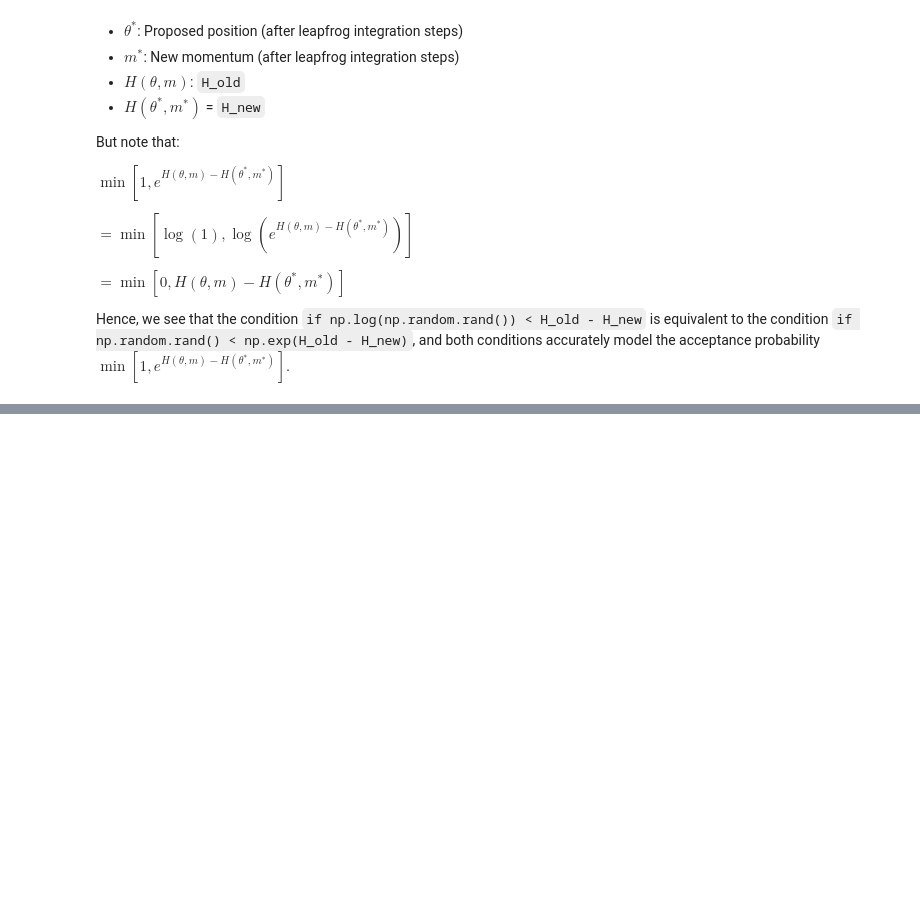
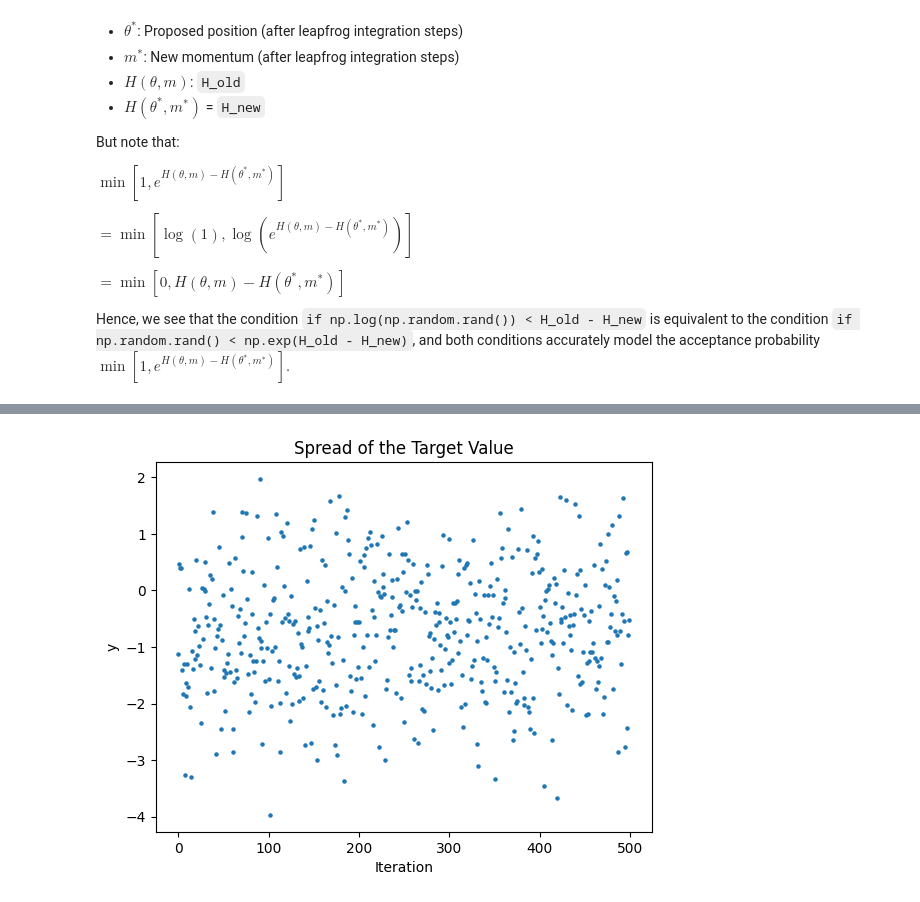
Before and after one commit to pranigopu/mastersProject, a Jupyter notebook: code/hamiltonian_monte_carlo.ipynb, the cells around one changed output, grey strips where cells are left out. Saved outputs shown, nothing was run; the diff lists cells and outputs as text; code cells hidden in the pictures; blank space fills up the shorter version.

```diff
--- a/code/hamiltonian_monte_carlo.ipynb
+++ b/code/hamiltonian_monte_carlo.ipynb
@@ -569,0 +804,14 @@ Hence, we see that the condition `if np.log(np.random.rand()) < H_old - H_new` i
+# %%
+# Settings for the synthetic data:
+num_samples = 500
+dims = 10
+true_sigma = 0.3 # True scale of the weights' distribution; unknown and inaccessible to the HMC sampler
+
+x = np.random.rand(dims, num_samples) # Randomly drawing independent variable values
+w = true_sigma*np.random.randn(1, dims) # => w ~ MultivariateNormal(0, σI); this is unknown and inaccessible to the HMC sampler
+ε = np.random.randn(num_samples) # => ε ~ Normal(0, 1); this is known and accessible by the likelihood function
+y = w.dot(x) + ε
+
+# Squeezing `w` and `y`to remove excess dimensions:
+w = w.squeeze()
+y = y.squeeze()
@@ -569,0 +824,8 @@ Hence, we see that the condition `if np.log(np.random.rand()) < H_old - H_new` i
+# %%
+plt.scatter(range(len(y)), y, s=5)
+plt.title('Spread of the Target Value')
+plt.xlabel('Iteration')
+plt.ylabel('y')
+plt.show()
+# %% [output]
+[figure, added]
```
Also changed, not shown: parts of 43 cells of this notebook, 3 other files.
